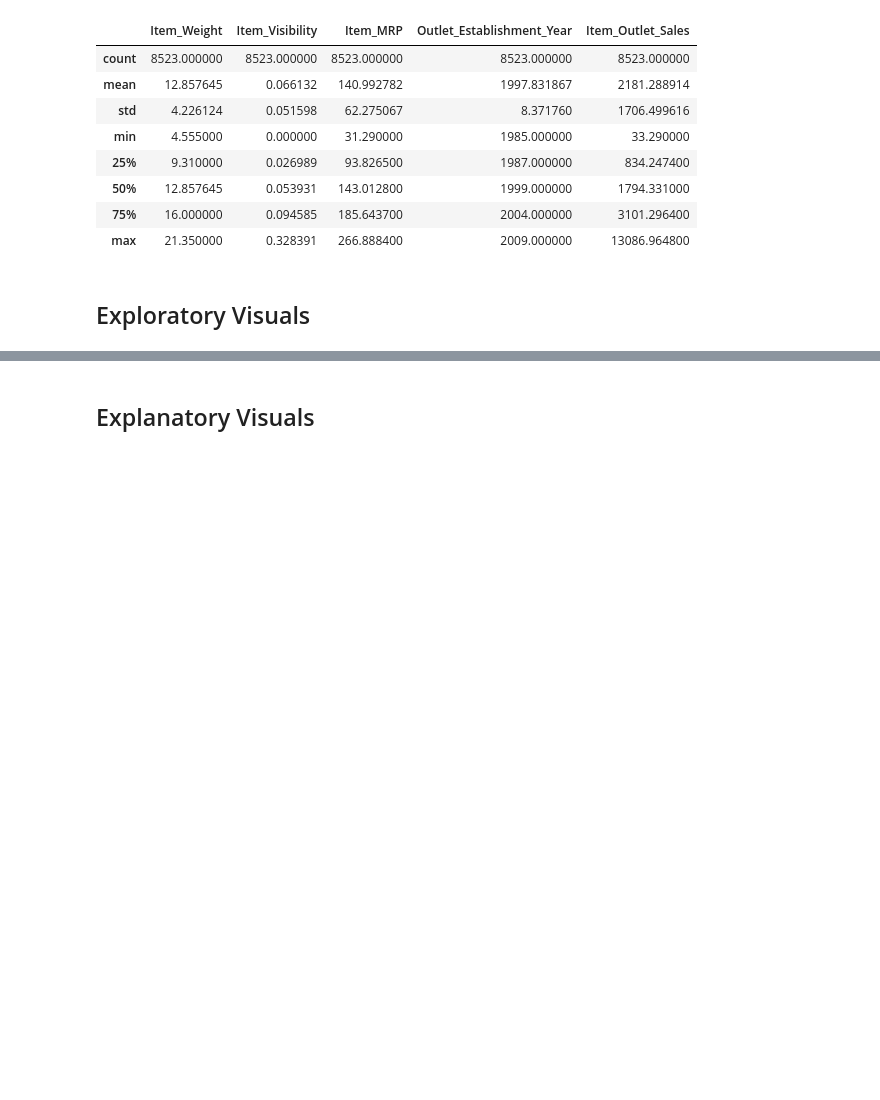
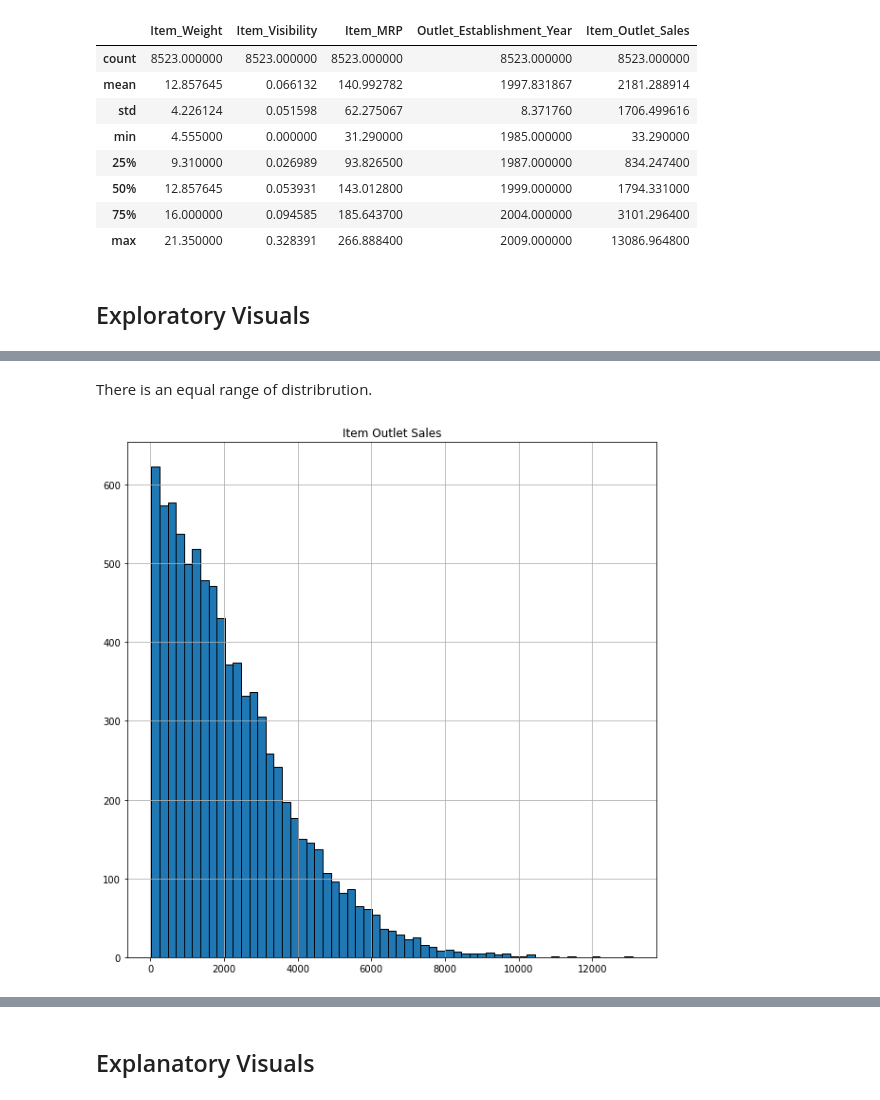
Before and after one commit to Beagan19/GH_collab, a Jupyter notebook: food_sales_predictions.ipynb, the cells around one changed output, grey strips where cells are left out. Cells and saved outputs as stored; diff of their text form; code cells hidden in the pictures; blank space fills up the shorter version.

```diff
--- a/food_sales_predictions.ipynb
+++ b/food_sales_predictions.ipynb
@@ -154,0 +174,9 @@ food_sales_df.describe()
+# %% [markdown]
+There is an equal range of distribrution.
+# %%
+# histogram for item outlet sales
+plt.figure(figsize= (10,10))
+food_sales_df['Item_Outlet_Sales'].hist(bins = 'auto', edgecolor = 'black')
+plt.title('Item Outlet Sales');
+# %% [output]
+[figure, added]
```
Also changed, not shown: parts of 11 cells of this notebook.
